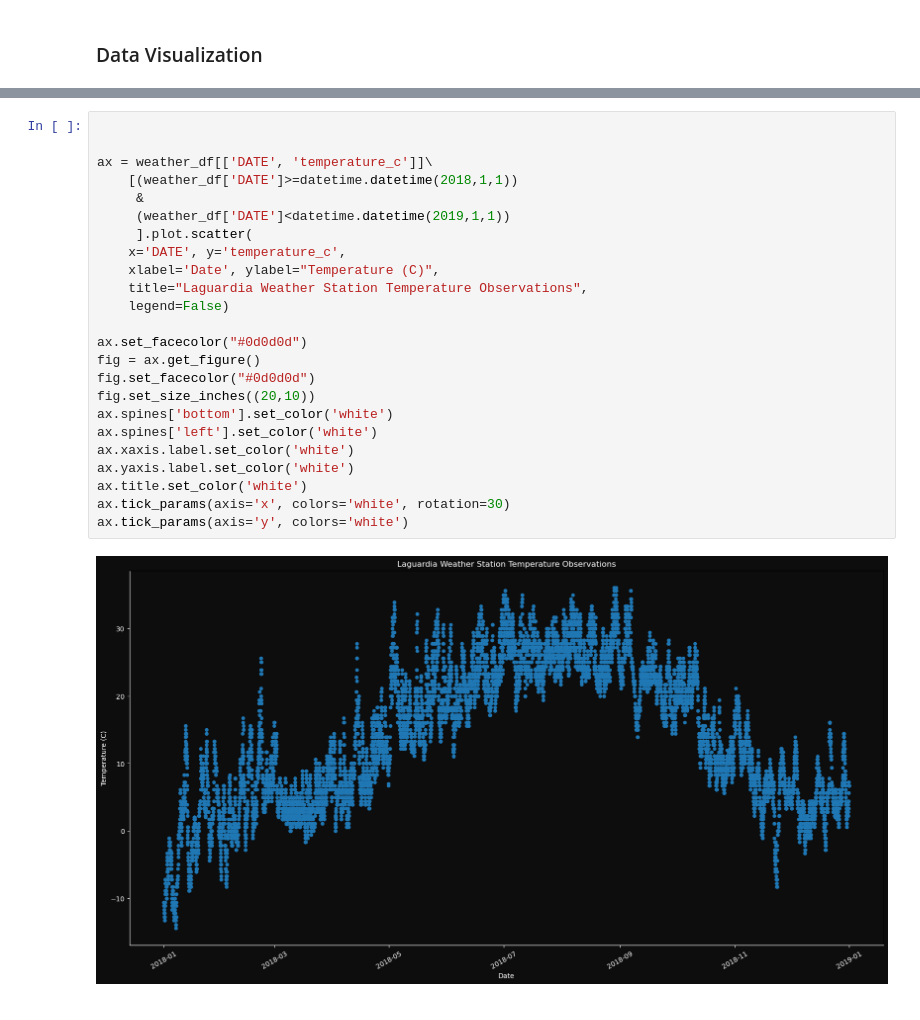
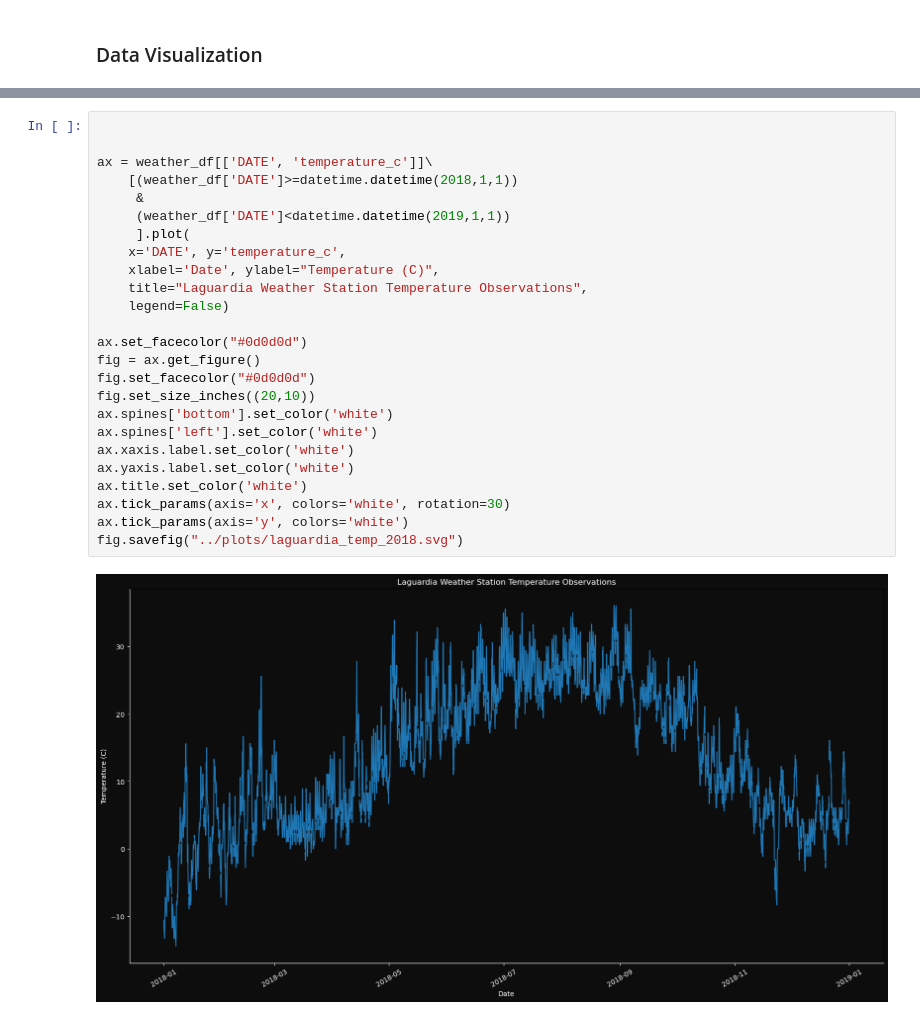
Before and after one commit to jamorr/Capstone, a Jupyter notebook: src/weather_analysis.ipynb, the cells around one changed output, grey strips where cells are left out. Cells and saved outputs as stored; diff of their text form.

Commit message:
added new plots

```diff
--- a/src/weather_analysis.ipynb
+++ b/src/weather_analysis.ipynb
@@ -199,26 +201,27 @@ ax.tick_params(axis='y', colors='white')
 # %%
 
 
 ax = weather_df[['DATE', 'temperature_c']]\
     [(weather_df['DATE']>=datetime.datetime(2018,1,1))
      &
      (weather_df['DATE']<datetime.datetime(2019,1,1))
-     ].plot.scatter(
+     ].plot(
     x='DATE', y='temperature_c',
     xlabel='Date', ylabel="Temperature (C)",
     title="Laguardia Weather Station Temperature Observations",
     legend=False)
 
 ax.set_facecolor("#0d0d0d")
 fig = ax.get_figure()
 fig.set_facecolor("#0d0d0d")
 fig.set_size_inches((20,10))
 ax.spines['bottom'].set_color('white')
 ax.spines['left'].set_color('white')
 ax.xaxis.label.set_color('white')
 ax.yaxis.label.set_color('white')
 ax.title.set_color('white')
 ax.tick_params(axis='x', colors='white', rotation=30)
 ax.tick_params(axis='y', colors='white')
+fig.savefig("../plots/laguardia_temp_2018.svg")
 # %% [output]
-[figure, old version]
+[figure, new version]
```
Also changed, not shown: parts of 3 cells of this notebook, 6 other files.
